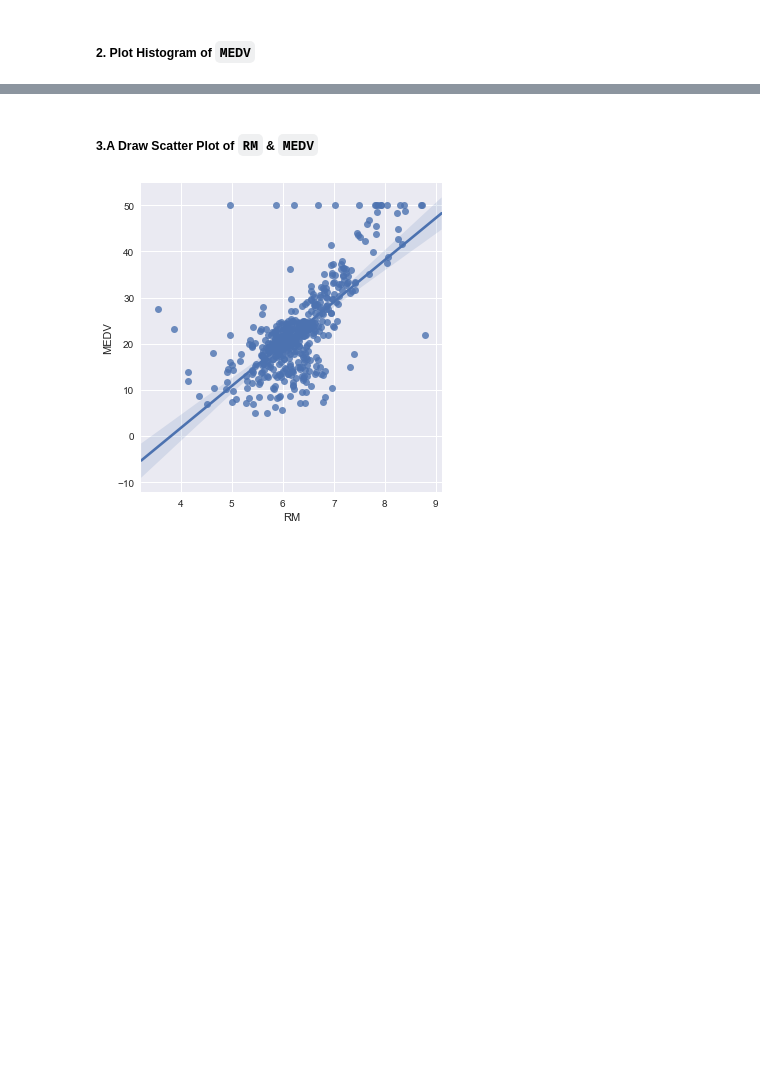
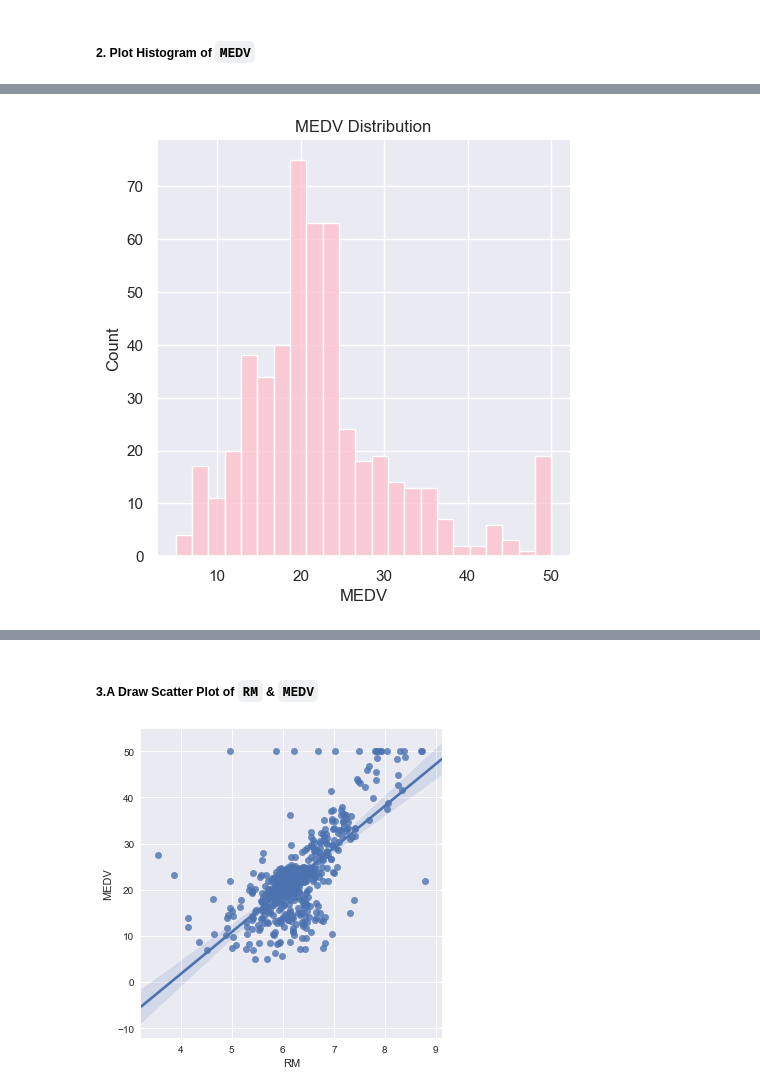
Before and after one commit to Brittles88/IOD, a Jupyter notebook: Module 2/LAB 2/IOD_Lab 2.2.2 - Answers.ipynb, the cells around one changed output, grey strips where cells are left out. Cells and saved outputs as stored; diff of their text form; code cells hidden in the pictures; blank space fills up the shorter version.

```diff
--- a/Module 2/LAB 2/IOD_Lab 2.2.2 - Answers.ipynb
+++ b/Module 2/LAB 2/IOD_Lab 2.2.2 - Answers.ipynb
@@ -73,0 +116,6 @@ MEDV.plot(kind='hist');
+# %%
+sns.displot(x= MEDV, data = data, color = 'pink')
+plt.title('MEDV Distribution')
+plt.show()
+# %% [output]
+[figure, added]
```
Also changed, not shown: parts of 11 cells of this notebook, 28 other files.
